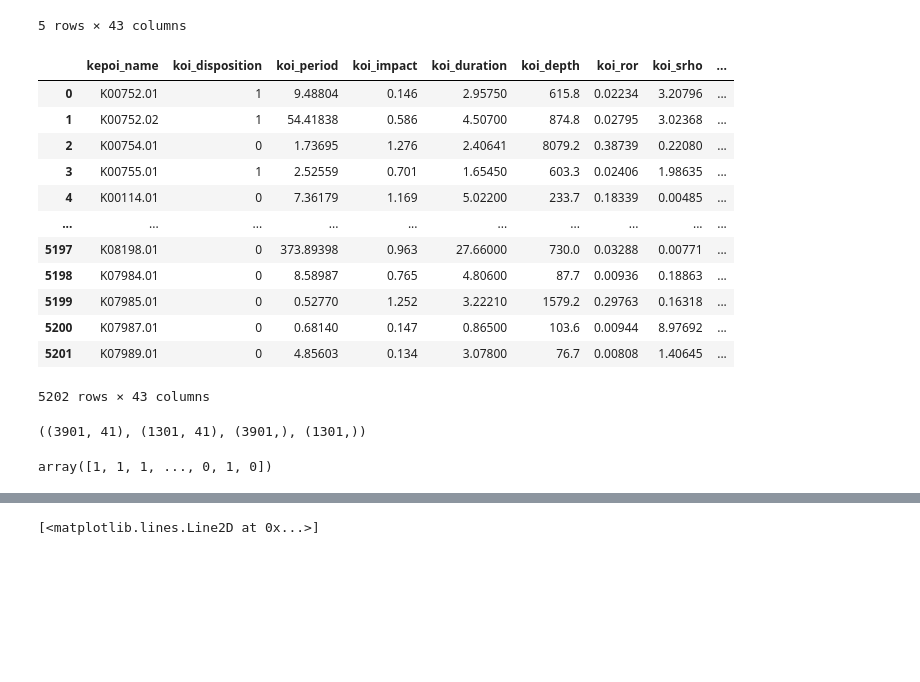
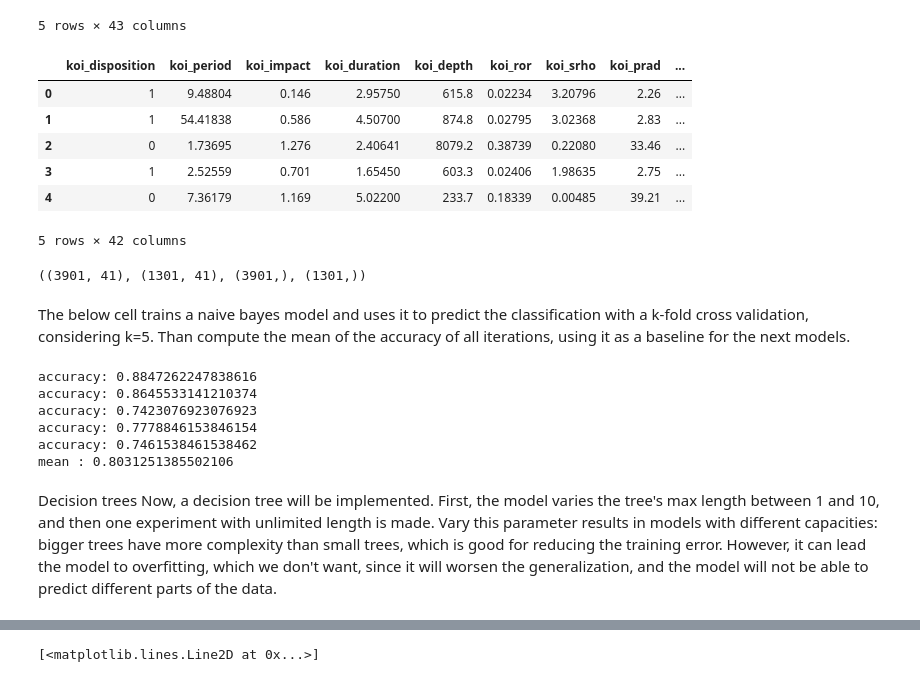
Before and after one commit to luizfysouza/Machine-Learning-Projects, a Jupyter notebook: Exoplanets Classification/Classification.ipynb, the cells around one changed output, grey strips where cells are left out. Saved outputs shown, nothing was run; the diff lists cells and outputs as text; code cells hidden in the pictures; blank space fills up the shorter version.

```diff
--- a/Exoplanets Classification/Classification.ipynb
+++ b/Exoplanets Classification/Classification.ipynb
@@ -20,20 +24,16 @@ df.head()
 | 4 | K00114.01 | FALSE POSITIVE | 7.36179 | 1.169 | 5.02200 | 233.7 | 0.18339 | 0.00485 | ... |
 5 rows × 43 columns
 # %%
+#Change string to 1 and 0, in order to process the data
 df['koi_disposition']= df['koi_disposition'].map({'CONFIRMED':1, 'FALSE POSITIVE':0})
-df
+df.pop('kepoi_name')
+df.head()
 # %% [output]
-|  | kepoi_name | koi_disposition | koi_period | koi_impact | koi_duration | koi_depth | koi_ror | koi_srho | ... |
-| 0 | K00752.01 | 1 | 9.48804 | 0.146 | 2.95750 | 615.8 | 0.02234 | 3.20796 | ... |
-| 1 | K00752.02 | 1 | 54.41838 | 0.586 | 4.50700 | 874.8 | 0.02795 | 3.02368 | ... |
-| 2 | K00754.01 | 0 | 1.73695 | 1.276 | 2.40641 | 8079.2 | 0.38739 | 0.22080 | ... |
-| 3 | K00755.01 | 1 | 2.52559 | 0.701 | 1.65450 | 603.3 | 0.02406 | 1.98635 | ... |
-| 4 | K00114.01 | 0 | 7.36179 | 1.169 | 5.02200 | 233.7 | 0.18339 | 0.00485 | ... |
-| ... | ... | ... | ... | ... | ... | ... | ... | ... | ... |
-| 5197 | K08198.01 | 0 | 373.89398 | 0.963 | 27.66000 | 730.0 | 0.03288 | 0.00771 | ... |
-| 5198 | K07984.01 | 0 | 8.58987 | 0.765 | 4.80600 | 87.7 | 0.00936 | 0.18863 | ... |
-| 5199 | K07985.01 | 0 | 0.52770 | 1.252 | 3.22210 | 1579.2 | 0.29763 | 0.16318 | ... |
-| 5200 | K07987.01 | 0 | 0.68140 | 0.147 | 0.86500 | 103.6 | 0.00944 | 8.97692 | ... |
-| 5201 | K07989.01 | 0 | 4.85603 | 0.134 | 3.07800 | 76.7 | 0.00808 | 1.40645 | ... |
+|  | koi_disposition | koi_period | koi_impact | koi_duration | koi_depth | koi_ror | koi_srho | koi_prad | ... |
+| 0 | 1 | 9.48804 | 0.146 | 2.95750 | 615.8 | 0.02234 | 3.20796 | 2.26 | ... |
+| 1 | 1 | 54.41838 | 0.586 | 4.50700 | 874.8 | 0.02795 | 3.02368 | 2.83 | ... |
+| 2 | 0 | 1.73695 | 1.276 | 2.40641 | 8079.2 | 0.38739 | 0.22080 | 33.46 | ... |
+| 3 | 1 | 2.52559 | 0.701 | 1.65450 | 603.3 | 0.02406 | 1.98635 | 2.75 | ... |
+| 4 | 0 | 7.36179 | 1.169 | 5.02200 | 233.7 | 0.18339 | 0.00485 | 39.21 | ... |
-5202 rows × 43 columns
+5 rows × 42 columns
 # %%
@@ -44,7 +46,3 @@ X_train, X_test, y_train, y_test = train_test_split(X, y, test_size=0.25, random
 X_train.shape, X_test.shape, y_train.shape, y_test.shape
 # %% [output]
 ((3901, 41), (1301, 41), (3901,), (1301,))
-# %%
-y_test.values
-# %% [output]
-array([1, 1, 1, ..., 0, 1, 0])
@@ -55,0 +49,35 @@ array([1, 1, 1, ..., 0, 1, 0])
+# %% [markdown]
+The below cell trains a naive bayes model and uses it to predict the classification with a k-fold cross validation, considering k=5.
+Than compute the mean of the accuracy of all iterations, using it as a baseline for the next models.
+# %%
+fold = KFold(n_splits=5)
+accuracy = []
+for train, test in fold.split(df.values):
+	X_train = df.loc[:, 'koi_period':'koi_dikco_msky'].values[train]
+	X_test = df.loc[:, 'koi_period':'koi_dikco_msky'].values[test]
+	y_train = df['koi_disposition'].values[train]
+	y_test = df['koi_disposition'].values[test]
+
+
+	#X_train = scaler.fit_transform(X_train)
+	#X_test = scaler.fit_transform(X_test)
+	modelnb = GaussianNB()
+	modelnb.fit(X_train, y_train)
+
+	y_pred = modelnb.predict(X_test)
+	accuracy.append(accuracy_score(y_test, y_pred))
+
+	print('accuracy: %s' % (accuracy_score(y_test, y_pred)))
+
+print('mean : %s' %(np.mean(accuracy)))
+# %% [output]
+accuracy: 0.8847262247838616
+accuracy: 0.8645533141210374
+accuracy: 0.7423076923076923
+accuracy: 0.7778846153846154
+accuracy: 0.7461538461538462
+mean : 0.8031251385502106
+# %% [markdown]
+Decision trees
+Now, a decision tree will be implemented. First, the model varies the tree's max length between 1 and 10, and then one experiment with unlimited length is made.
+Vary this parameter results in models with different capacities: bigger trees have more complexity than small trees, which is good for reducing the training error. However, it can lead the model to overfitting, which we don't want, since it will worsen the generalization, and the model will not be able to predict different parts of the data.
```
Also changed, not shown: parts of 37 cells of this notebook.
